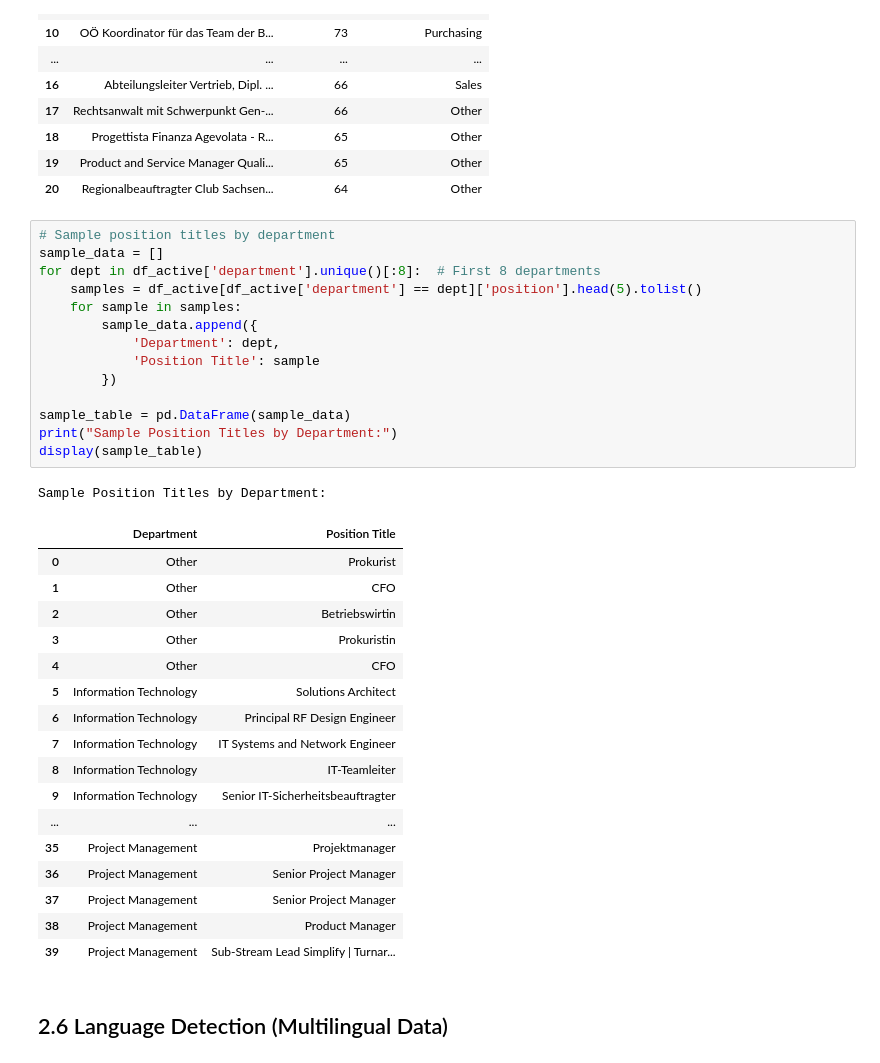
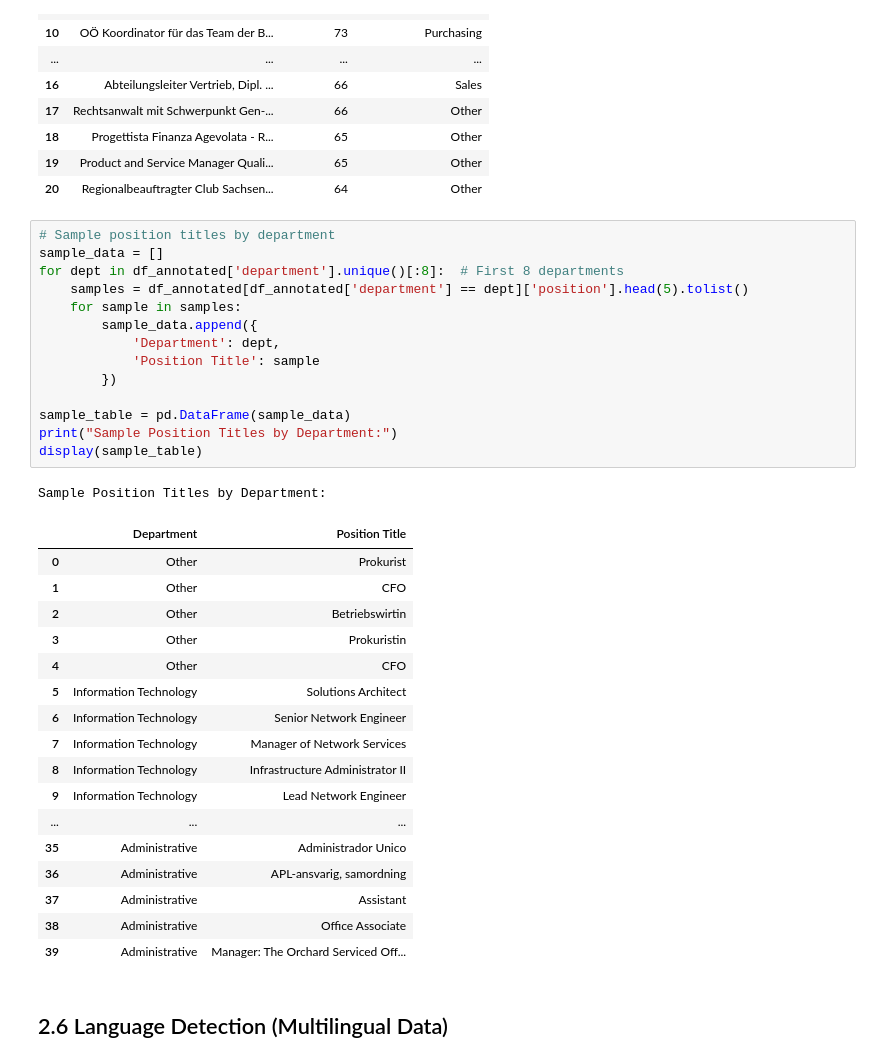
Before and after one commit to Julster35/BuzzwordLearner, a Jupyter notebook: notebooks/01_eda.ipynb, the cells around one changed output. Saved outputs shown, nothing was run; the diff lists cells and outputs as text.

```diff
--- a/notebooks/01_eda.ipynb
+++ b/notebooks/01_eda.ipynb
@@ -1055,36 +1037,36 @@ Top 20 Longest Position Titles:
 # %%
 # Sample position titles by department
 sample_data = []
-for dept in df_active['department'].unique()[:8]:  # First 8 departments
-    samples = df_active[df_active['department'] == dept]['position'].head(5).tolist()
+for dept in df_annotated['department'].unique()[:8]:  # First 8 departments
+    samples = df_annotated[df_annotated['department'] == dept]['position'].head(5).tolist()
     for sample in samples:
         sample_data.append({
             'Department': dept,
             'Position Title': sample
         })
 
 sample_table = pd.DataFrame(sample_data)
 print("Sample Position Titles by Department:")
 display(sample_table)
 # %% [output]
 Sample Position Titles by Department:
 |  | Department | Position Title |
 | 0 | Other | Prokurist |
 | 1 | Other | CFO |
 | 2 | Other | Betriebswirtin |
 | 3 | Other | Prokuristin |
 | 4 | Other | CFO |
 | 5 | Information Technology | Solutions Architect |
-| 6 | Information Technology | Principal RF Design Engineer |
-| 7 | Information Technology | IT Systems and Network Engineer |
-| 8 | Information Technology | IT-Teamleiter |
-| 9 | Information Technology | Senior IT-Sicherheitsbeauftragter |
+| 6 | Information Technology | Senior Network Engineer |
+| 7 | Information Technology | Manager of Network Services |
+| 8 | Information Technology | Infrastructure Administrator II |
+| 9 | Information Technology | Lead Network Engineer |
 | ... | ... | ... |
-| 35 | Project Management | Projektmanager |
-| 36 | Project Management | Senior Project Manager |
-| 37 | Project Management | Senior Project Manager |
-| 38 | Project Management | Product Manager |
-| 39 | Project Management | Sub-Stream Lead Simplify | Turnar... |
+| 35 | Administrative | Administrador Unico |
+| 36 | Administrative | APL-ansvarig, samordning |
+| 37 | Administrative | Assistant |
+| 38 | Administrative | Office Associate |
+| 39 | Administrative | Manager: The Orchard Serviced Off... |
 # %% [markdown]
 ## 2.6 Language Detection (Multilingual Data)
 # %%
```
Also changed, not shown: parts of 4 cells of this notebook, 2 other files.
